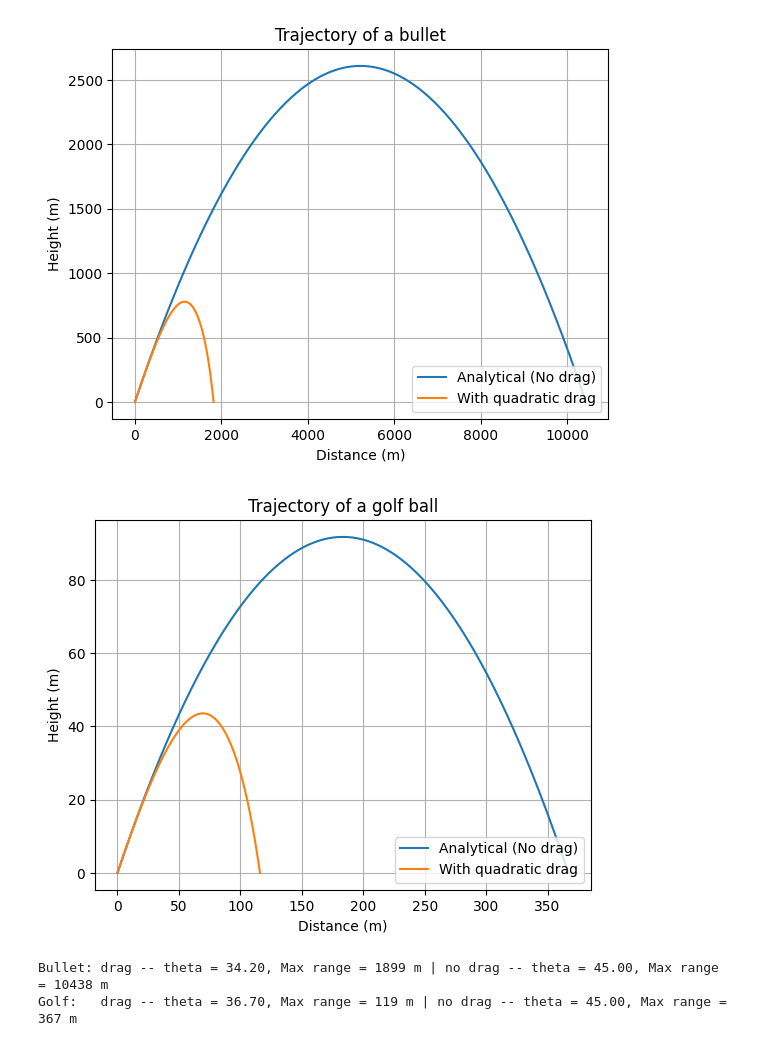
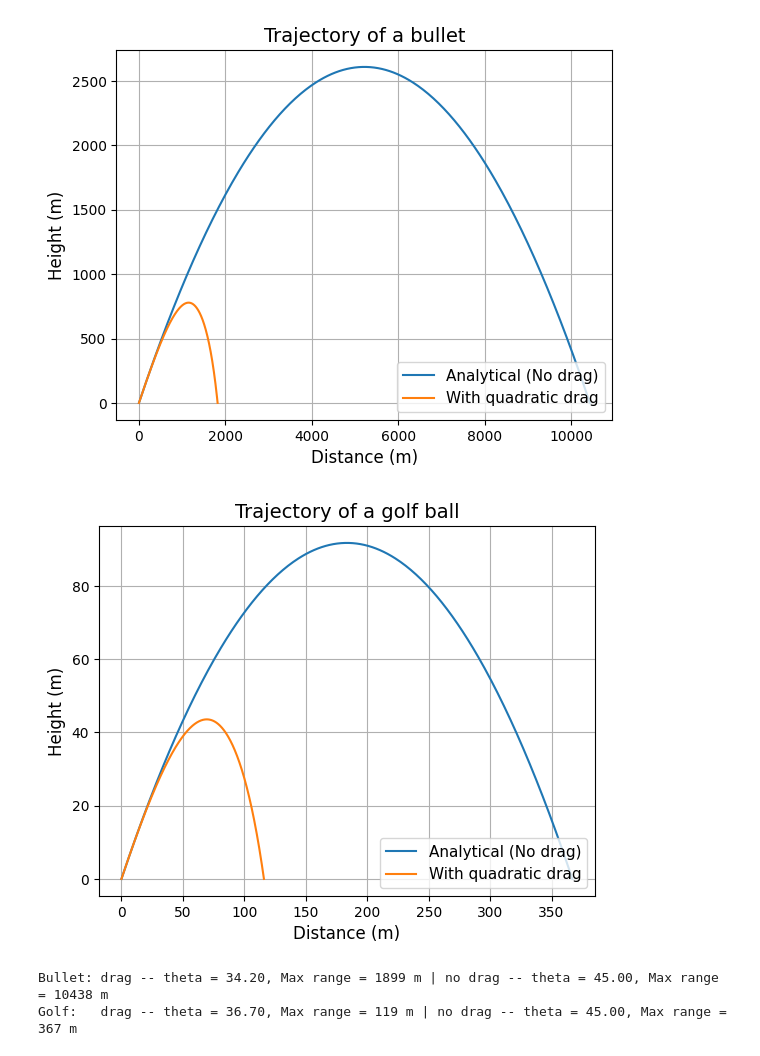
Before and after one commit to hdauphin/PHYS420Fall25, a Jupyter notebook: HW06_Project1.ipynb, the cells around one changed output. Drawn from its saved outputs; the diff is of its cells as text; code cells hidden in the pictures.

```diff
--- a/HW06_Project1.ipynb
+++ b/HW06_Project1.ipynb
@@ -5,6 +5,16 @@ import numpy as np
 import matplotlib.pyplot as plt
 import scipy as sci
 from scipy.integrate import solve_ivp
+
+
+plt.rcParams.update({
+    'figure.titlesize': 18,
+    'axes.titlesize': 14,
+    'axes.labelsize': 12,
+    'xtick.labelsize': 10,
+    'ytick.labelsize': 10,
+    'legend.fontsize': 11
+})
 # %%
 # --- Constants ---
 rho_0 = 1.25    # kg/m^3
@@ -45,57 +55,65 @@ def ground(t, Y, *args):
 ground.terminal = True  # stop sim when event happens
 ground.direction = -1   # look for sign to change from positive to negative
 
-def run_sim(angle, v0, m, C, A, drag=True, n=350):
+def run_sim(angle=0.0, v0=0.0, vx0=None, vy0=None, y0=0.0, m=0.0, C=0.0, A=0.0, drag=True, n=350):
     """
     Run a projectile motion simulation using solve_ivp
     Arguments:
-        angle: launch angle in degrees
-        v0: initial velocity
-        m: mass of projectile
-        C: air resistance coefficient
-        A: cross sectional area of projectile
-        drag (bool): include drag or not
-        n: number of steps for plottable array
+        angle: launch angle in degrees, default 0 -> entry required
+        v0: initial velocity (total), default 0 -> entry required
+        vx0: initial velocity (x), default None -> entry optional
+        vy0: initial velocity (y), default None -> entry optional
+        y0: initial height, default 0 -> entry optional
+        m: mass of projectile, default 0 -> entry required
+        C: air resistance coefficient, default 0 -> entry required
+        A: cross sectional area of projectile, default 0 -> entry required
+        drag (bool): include drag or not, default True -> entry optional
+        n: number of steps for plottable array, default 350 -> entry optional
     Returns:
         x: x values of solutions
         y: y values of solutions
         x_range: distance projectile traveled before landing
         t_ground: how long it took for the projectile to land
+        t_plot: time values to plot over
     """
-    theta = np.deg2rad(angle)   #convert angle to radians
-    Y0 = [0.0, 1e-6, v0*np.cos(theta), v0*np.sin(theta)]    # put initial conditions into an array for handling
+    if vx0 is None or vy0 is None:
+        theta = np.deg2rad(angle)   #convert angle to radians
+        vx0 = v0*np.cos(theta)
+        vy0 = v0*np.sin(theta)
+
+    Y0 = [0.0, y0, vx0, vy0]    # put initial conditions into an array for handling
     T = 60  # stopping time for sim
     sol = solve_ivp(proj_eqns, (0, T), Y0, args=(m, C, A, drag), events=ground, dense_output=True)  # run simulation
     t_ground = sol.t_events[0][0]  # define time when projectile landed
     x_range = sol.y_events[0][0,0]  # define distance projectile traveled before landing
     t_plot = np.linspace(0, t_ground, n)  # create evenly distributed array of values to plot over
     x, y = sol.sol(t_plot)[0], sol.sol(t_plot)[1]  # assign x and y values to the even array
-    return x, y, x_range, t_ground
+    return x, y, x_range, t_ground, t_plot
 # %%
 # --- First projectile ---
 
 # -- params --
 m1 = 0.011  # kg -> 11.0g
 diam1 = 0.0115    # m -> 1.15cm
 A1 = np.pi*((diam1/2)**2)   # cm^2
 C1 = 0.15   # air resistance
 v0_1 = 320  # m/s
 
 # -- run sim with and without drag at 45 deg --
-b_x_nodrag, b_y_nodrag, r_b_nodrag, t_b_nodrag = run_sim(45, v0_1, m1, C1, A1, False)
-b_x_drag, b_y_drag, r_b_drag, t_b_drag = run_sim(45, v0_1, m1, C1, A1, True)
+b_x_nodrag, b_y_nodrag, r_b_nodrag, t_b_nodrag, b_time_nd = run_sim(angle=45, v0=v0_1, m=m1, C=C1, A=A1, drag=False)
+b_x_drag, b_y_drag, r_b_drag, t_b_drag, b_time_d = run_sim(angle=45, v0=v0_1, m=m1, C=C1, A=A1, drag=True)
 
 # -- plot results --
 fig, ax = plt.subplots()
 ax.set_title("Trajectory of a bullet")
 ax.plot(b_x_nodrag, b_y_nodrag, label="Analytical (No drag)")
 ax.plot(b_x_drag, b_y_drag, label="With quadratic drag")
 ax.set_xlabel("Distance (m)")
 ax.set_ylabel("Height (m)")
 ax.legend(loc="lower right")
 ax.grid(True)
 # %% [output]
-[figure, old version]
+[figure, new version]
 # %%
 # --- Second projectile ---
 
@@ -107,8 +125,8 @@ C2 = 0.50   # air resistance
 v0_2 = 60.  # m/s
 
 # -- run sim with and without drag at 45 deg --
-g_x_nodrag, g_y_nodrag, r_g_nodrag, t_g_nodrag = run_sim(45, v0_2, m2, C2, A2, False)
-g_x_drag, g_y_drag, r_g_drag, t_g_drag = run_sim(45, v0_2, m2, C2, A2, True)
+g_x_nodrag, g_y_nodrag, r_g_nodrag, t_g_nodrag, g_time_nd = run_sim(angle=45, v0=v0_2, m=m2, C=C2, A=A2, drag=False)
+g_x_drag, g_y_drag, r_g_drag, t_g_drag, g_time_nd = run_sim(angle=45, v0=v0_2, m=m2, C=C2, A=A2, drag=True)
 
 # -- plot --
 fig, ax = plt.subplots()
@@ -120,7 +138,7 @@ ax.set_ylabel("Height (m)")
 ax.legend(loc="lower right")
 ax.grid(True)
 # %% [output]
-[figure, old version]
+[figure, new version]
 # %%
 # --- Optimal launch angles ---
 
```
Also changed, not shown: parts of 3 cells of this notebook.
